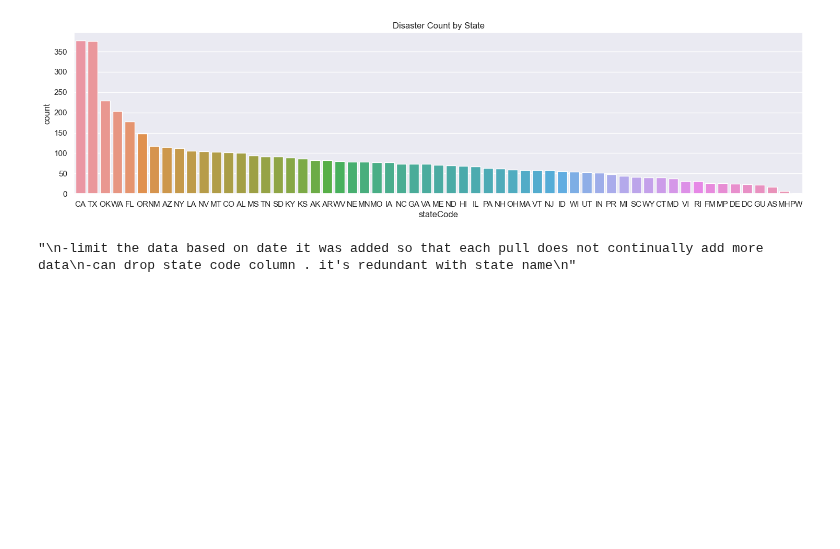
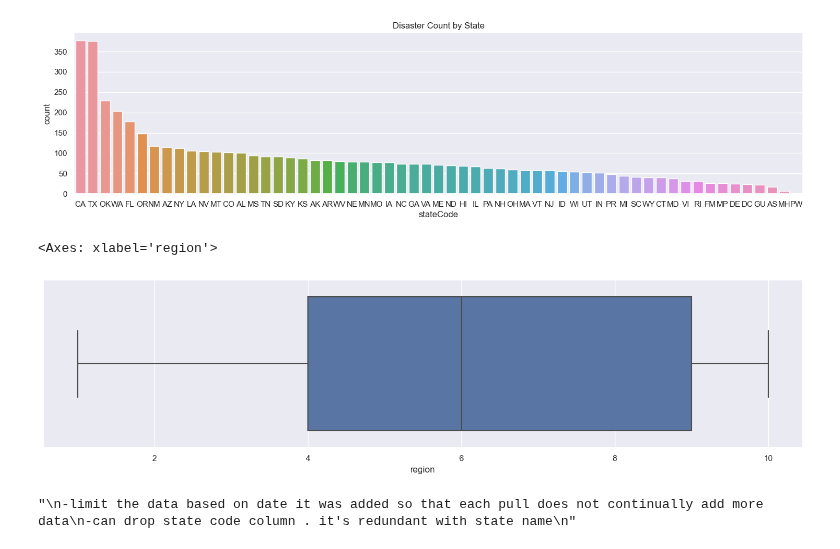
Before and after one commit to mdgarber/FEMADisasterCostForecasting, a Jupyter notebook: femadisastercostforecasting/notebooks/FEMA-EDA.ipynb, the cells around one changed output. Cells and saved outputs as stored; diff of their text form; code cells hidden in the pictures; blank space fills up the shorter version.

```diff
--- a/femadisastercostforecasting/notebooks/FEMA-EDA.ipynb
+++ b/femadisastercostforecasting/notebooks/FEMA-EDA.ipynb
@@ -165,6 +174,12 @@ Palau                               1
 Name: count, dtype: int64
 [Text(0.5, 1.0, 'Disaster Count by State')]
 [figure]
+# %%
+#boxplot the columns
+sns.boxplot(data=femaDataClean, x=femaDataClean.region)...
+# %% [output]
+<Axes: xlabel='region'>
+[figure, added]
 # %%
 #TO DO
 
```
Also changed, not shown: parts of 4 cells of this notebook.
